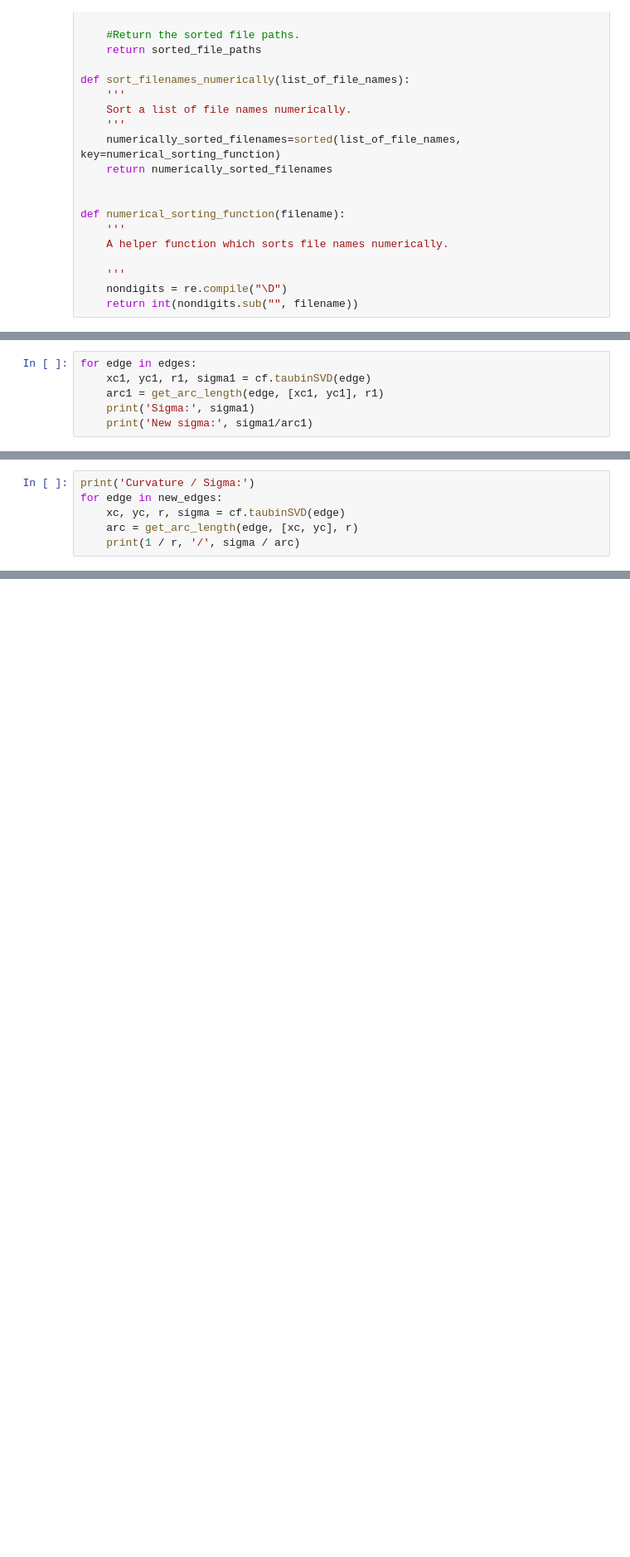
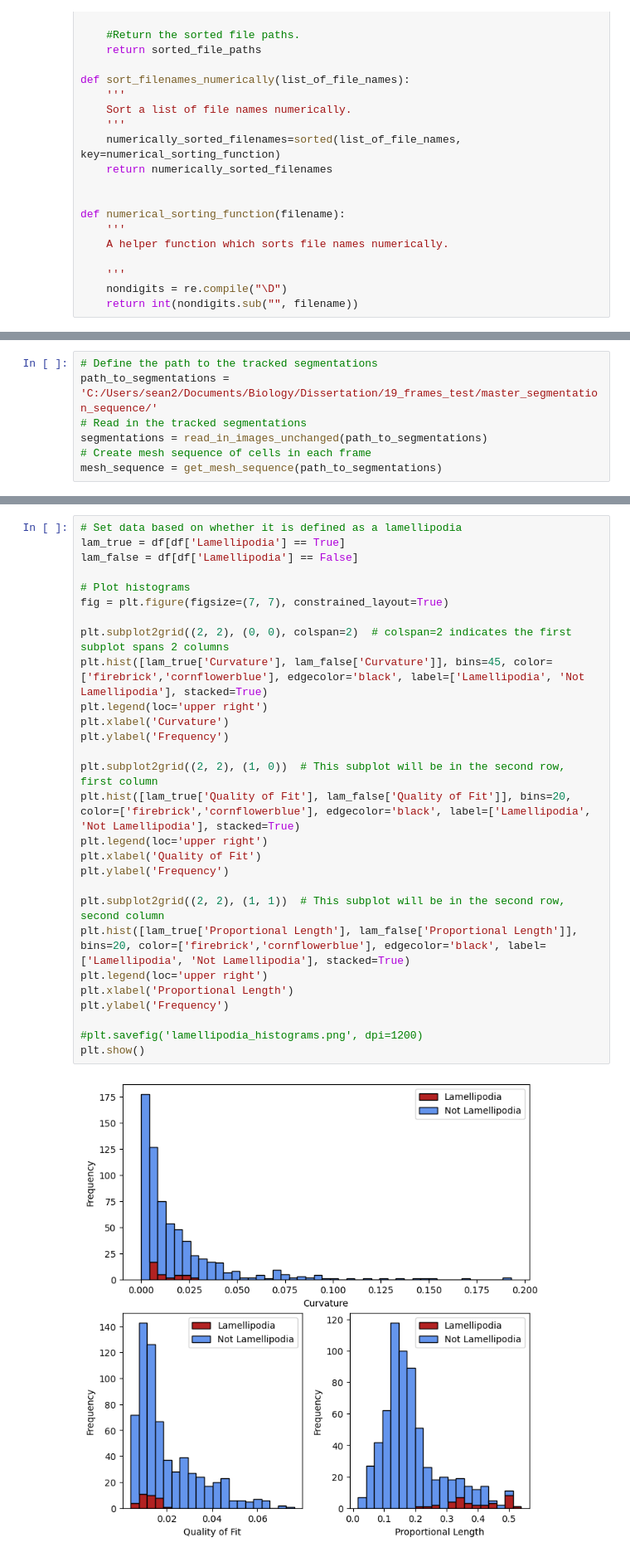
Before and after one commit to sefra6/BL4797_Lamellipodia_Analysis, a Jupyter notebook: Lamellipodia_Analysis.ipynb, the cells around one changed output, grey strips where cells are left out. Shown at 83% size. Saved outputs shown, nothing was run; the diff lists cells and outputs as text; blank space fills up the shorter version.

```diff
--- a/Lamellipodia_Analysis.ipynb
+++ b/Lamellipodia_Analysis.ipynb
@@ -668,6 +114,0 @@ def get_arc_length(edge, c, r):
-# %%
-for edge in edges:
-    xc1, yc1, r1, sigma1 = cf.taubinSVD(edge)
-    arc1 = get_arc_length(edge, [xc1, yc1], r1)
-    print('Sigma:', sigma1)
-    print('New sigma:', sigma1/arc1)
@@ -976,6 +114,0 @@ To define an edge in a given cell as a lamellipodium we must qualify whether the
-# %%
-print('Curvature / Sigma:')
-for edge in new_edges:
-    xc, yc, r, sigma = cf.taubinSVD(edge)
-    arc = get_arc_length(edge, [xc, yc], r)
-    print(1 / r, '/', sigma / arc)
@@ -1641,0 +722,7 @@ plt.show()
+# %%
+# Define the path to the tracked segmentations
+path_to_segmentations = 'C:/Users/sean2/Documents/Biology/Dissertation/19_frames_test/master_segmentation_sequence/'
+# Read in the tracked segmentations
+segmentations = read_in_images_unchanged(path_to_segmentations)
+# Create mesh sequence of cells in each frame
+mesh_sequence = get_mesh_sequence(path_to_segmentations)
@@ -1641,0 +781,30 @@ plt.show()
+# %%
+# Set data based on whether it is defined as a lamellipodia
+lam_true = df[df['Lamellipodia'] == True]
+lam_false = df[df['Lamellipodia'] == False]
+
+# Plot histograms
+fig = plt.figure(figsize=(7, 7), constrained_layout=True)
+
+plt.subplot2grid((2, 2), (0, 0), colspan=2)  # colspan=2 indicates the first subplot spans 2 columns
+plt.hist([lam_true['Curvature'], lam_false['Curvature']], bins=45, color=['firebrick','cornflowerblue'], edgecolor='black', label=['Lamellipodia', 'Not Lamellipodia'], stacked=True)
+plt.legend(loc='upper right')
+plt.xlabel('Curvature')
+plt.ylabel('Frequency')
+
+plt.subplot2grid((2, 2), (1, 0))  # This subplot will be in the second row, first column
+plt.hist([lam_true['Quality of Fit'], lam_false['Quality of Fit']], bins=20, color=['firebrick','cornflowerblue'], edgecolor='black', label=['Lamellipodia', 'Not Lamellipodia'], stacked=True)
+plt.legend(loc='upper right')
+plt.xlabel('Quality of Fit')
+plt.ylabel('Frequency')
+
+plt.subplot2grid((2, 2), (1, 1))  # This subplot will be in the second row, second column
+plt.hist([lam_true['Proportional Length'], lam_false['Proportional Length']], bins=20, color=['firebrick','cornflowerblue'], edgecolor='black', label=['Lamellipodia', 'Not Lamellipodia'], stacked=True)
+plt.legend(loc='upper right')
+plt.xlabel('Proportional Length')
+plt.ylabel('Frequency')
+
+#plt.savefig('lamellipodia_histograms.png', dpi=1200)
+plt.show()
+# %% [output]
+[figure, added]
```
Also changed, not shown: parts of 136 cells of this notebook, 1 other file.
